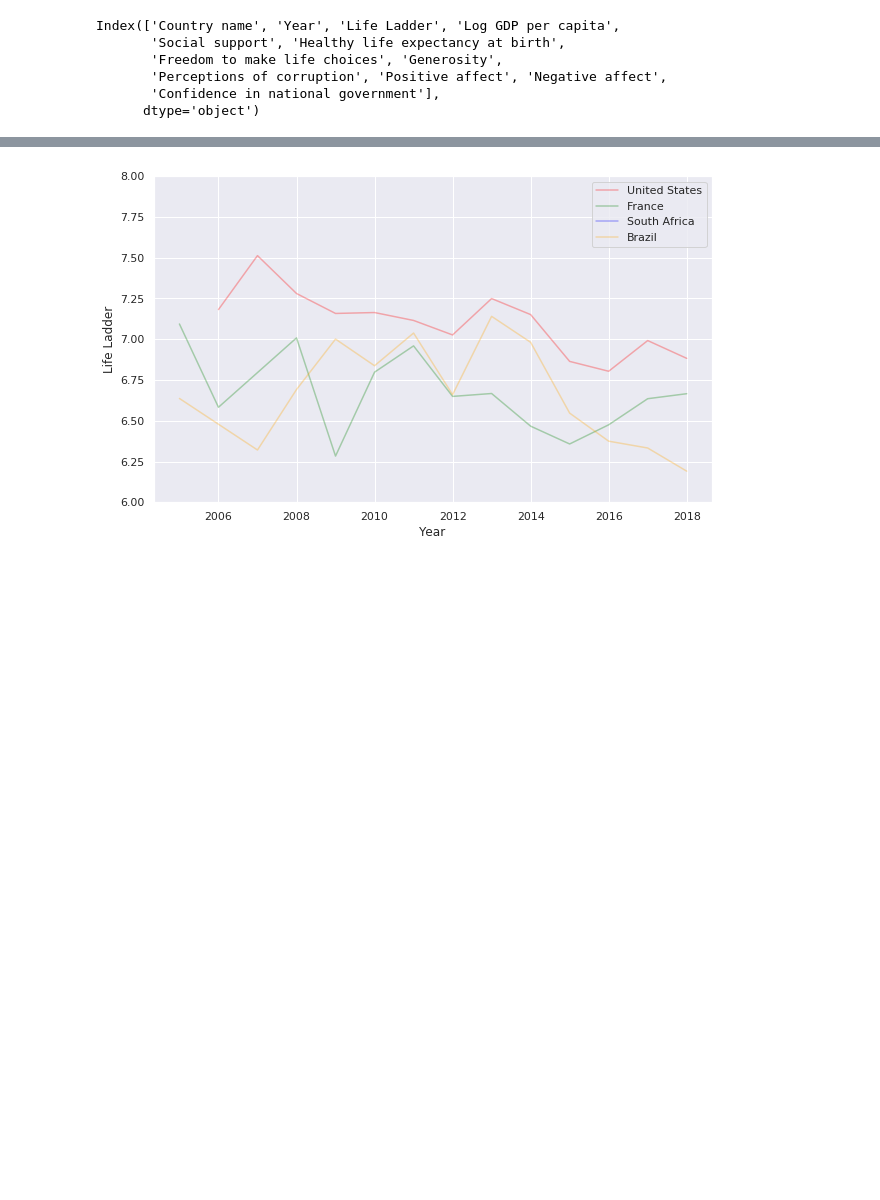
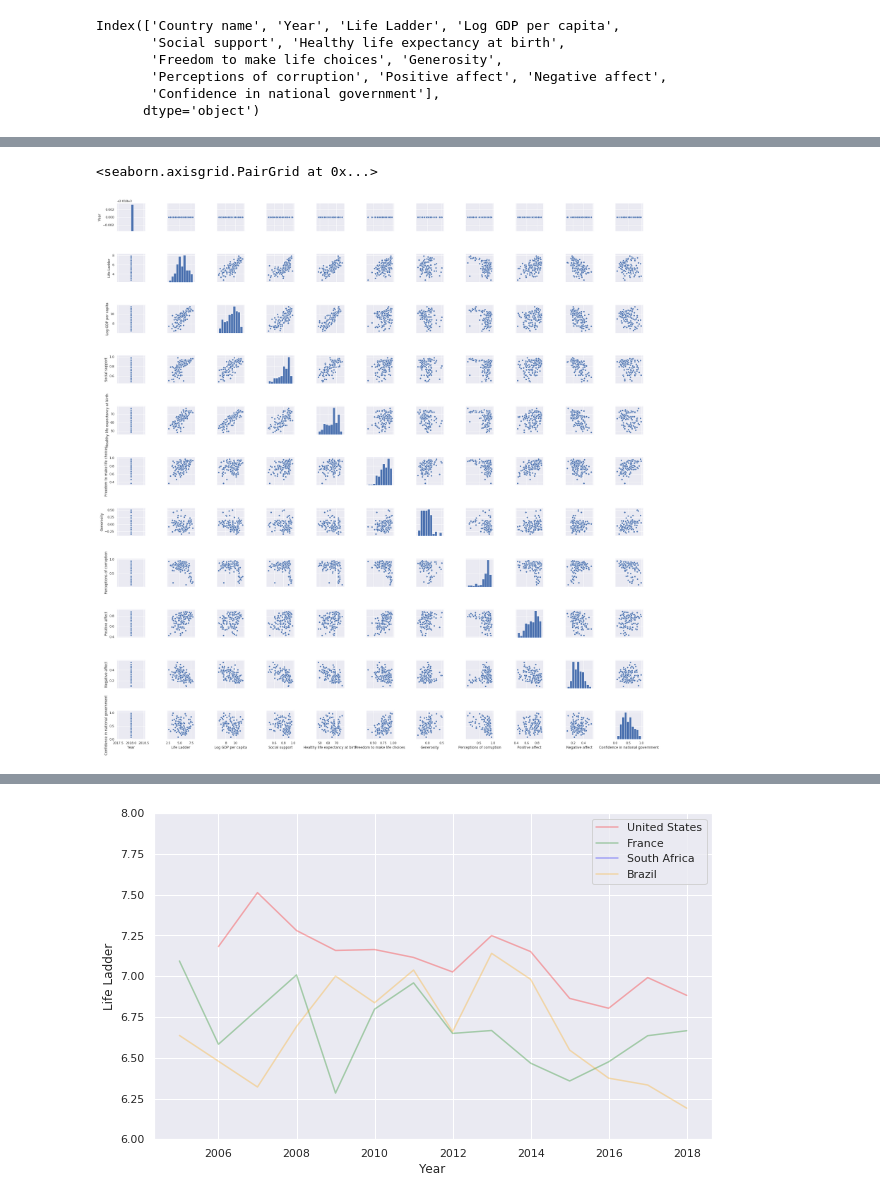
Before and after one commit to tlplus/Probability_Stats_Project, a Jupyter notebook: World Happiness Report.ipynb, the cells around one changed output, grey strips where cells are left out. Saved outputs shown, nothing was run; the diff lists cells and outputs as text; code cells hidden in the pictures; blank space fills up the shorter version.

```diff
--- a/World Happiness Report.ipynb
+++ b/World Happiness Report.ipynb
@@ -114,3 +114,8 @@ df_2018.head(20)
 | 226 | Burkina Faso | 2018 | 4.927236 | 7.470520 | 0.664859 | 53.900002 | ... |
 | 231 | Burundi | 2018 | 3.775283 | 6.541033 | 0.484715 | 53.400002 | ... |
 | 244 | Cambodia | 2018 | 5.121838 | 8.253352 | 0.794605 | 61.599998 | ... |
+# %%
+sns.pairplot(df_2018)
+# %% [output]
+<seaborn.axisgrid.PairGrid at 0x...>
+[figure, added]
```
Also changed, not shown: parts of 7 cells of this notebook.
